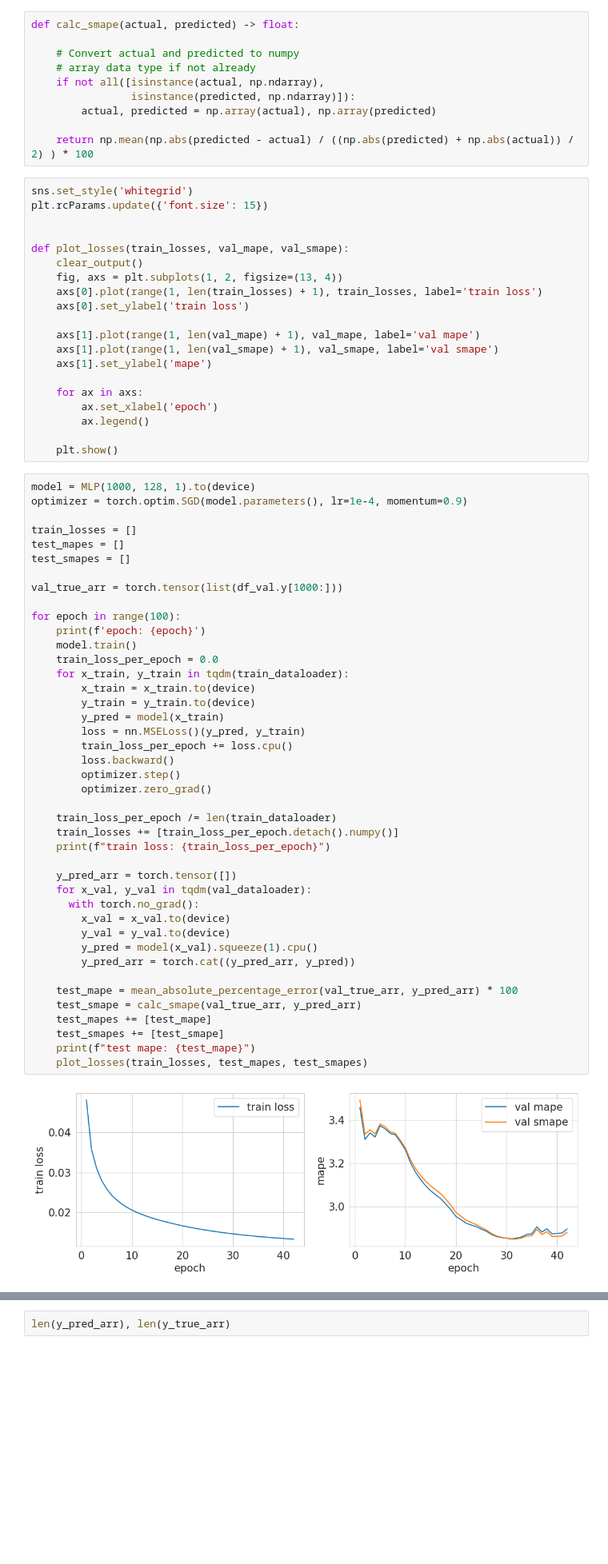
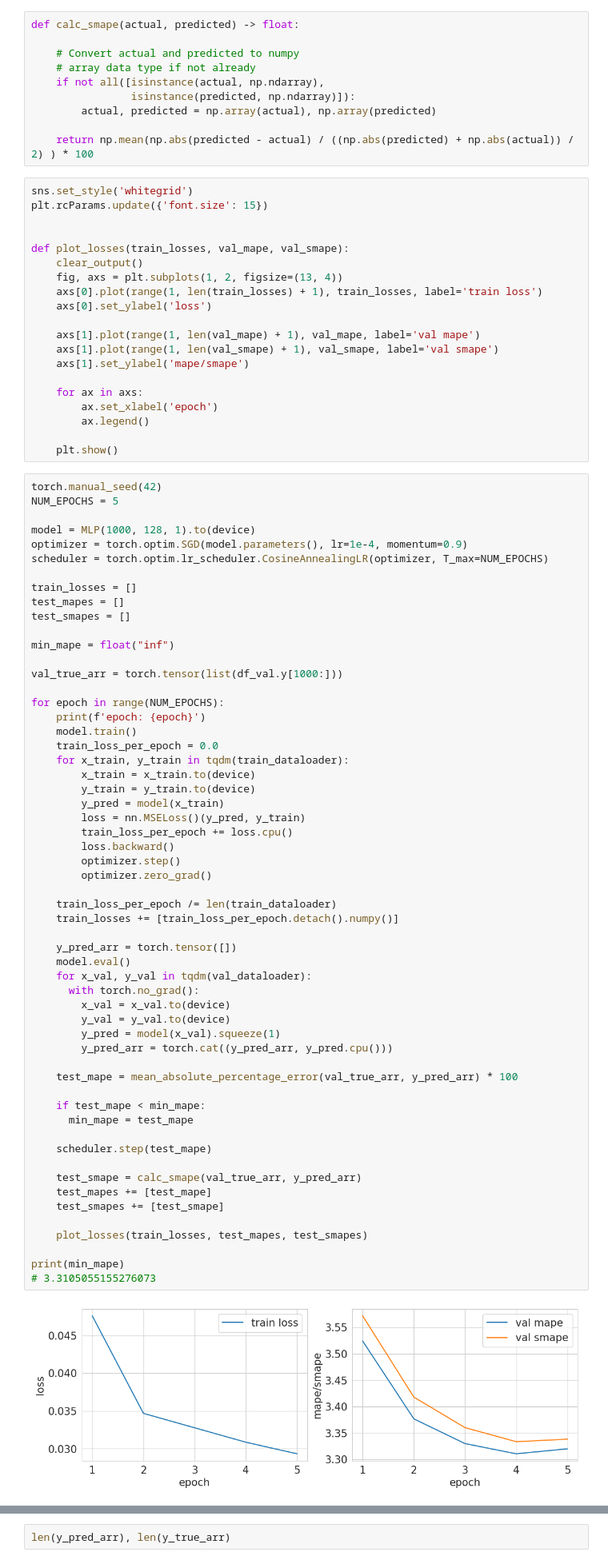
Before and after one commit to OkoksNeDam/geoinformation-data-forecasting, a Jupyter notebook: mlp.ipynb, the cells around one changed output, grey strips where cells are left out. Shown at 80% size. Drawn from its saved outputs; the diff is of its cells as text; blank space fills up the shorter version.

```diff
--- a/mlp.ipynb
+++ b/mlp.ipynb
@@ -158,11 +182,11 @@ def plot_losses(train_losses, val_mape, val_smape):
     clear_output()
     fig, axs = plt.subplots(1, 2, figsize=(13, 4))
     axs[0].plot(range(1, len(train_losses) + 1), train_losses, label='train loss')
-    axs[0].set_ylabel('train loss')
+    axs[0].set_ylabel('loss')
 
     axs[1].plot(range(1, len(val_mape) + 1), val_mape, label='val mape')
     axs[1].plot(range(1, len(val_smape) + 1), val_smape, label='val smape')
-    axs[1].set_ylabel('mape')
+    axs[1].set_ylabel('mape/smape')
 
     for ax in axs:
         ax.set_xlabel('epoch')
@@ -170,46 +194,61 @@ def plot_losses(train_losses, val_mape, val_smape):
 
     plt.show()
 # %%
+torch.manual_seed(42)
+NUM_EPOCHS = 5
+
 model = MLP(1000, 128, 1).to(device)
 optimizer = torch.optim.SGD(model.parameters(), lr=1e-4, momentum=0.9)
+scheduler = torch.optim.lr_scheduler.CosineAnnealingLR(optimizer, T_max=NUM_EPOCHS)
 
 train_losses = []
 test_mapes = []
 test_smapes = []
 
+min_mape = float("inf")
+
 val_true_arr = torch.tensor(list(df_val.y[1000:]))
 
-for epoch in range(100):
+for epoch in range(NUM_EPOCHS):
     print(f'epoch: {epoch}')
     model.train()
     train_loss_per_epoch = 0.0
     for x_train, y_train in tqdm(train_dataloader):
         x_train = x_train.to(device)
         y_train = y_train.to(device)
         y_pred = model(x_train)
         loss = nn.MSELoss()(y_pred, y_train)
         train_loss_per_epoch += loss.cpu()
         loss.backward()
         optimizer.step()
         optimizer.zero_grad()
 
     train_loss_per_epoch /= len(train_dataloader)
     train_losses += [train_loss_per_epoch.detach().numpy()]
-    print(f"train loss: {train_loss_per_epoch}")
 
     y_pred_arr = torch.tensor([])
+    model.eval()
     for x_val, y_val in tqdm(val_dataloader):
       with torch.no_grad():
         x_val = x_val.to(device)
         y_val = y_val.to(device)
-        y_pred = model(x_val).squeeze(1).cpu()
-        y_pred_arr = torch.cat((y_pred_arr, y_pred))
+        y_pred = model(x_val).squeeze(1)
+        y_pred_arr = torch.cat((y_pred_arr, y_pred.cpu()))
 
     test_mape = mean_absolute_percentage_error(val_true_arr, y_pred_arr) * 100
+
+    if test_mape < min_mape:
+      min_mape = test_mape
+
+    scheduler.step(test_mape)
+
     test_smape = calc_smape(val_true_arr, y_pred_arr)
     test_mapes += [test_mape]
     test_smapes += [test_smape]
-    print(f"test mape: {test_mape}")
+
     plot_losses(train_losses, test_mapes, test_smapes)
+
+print(min_mape)
+# 3.3105055155276073
 # %% [output]
-[figure, old version]
+[figure, new version]
```
Also changed, not shown: parts of 7 cells of this notebook.
